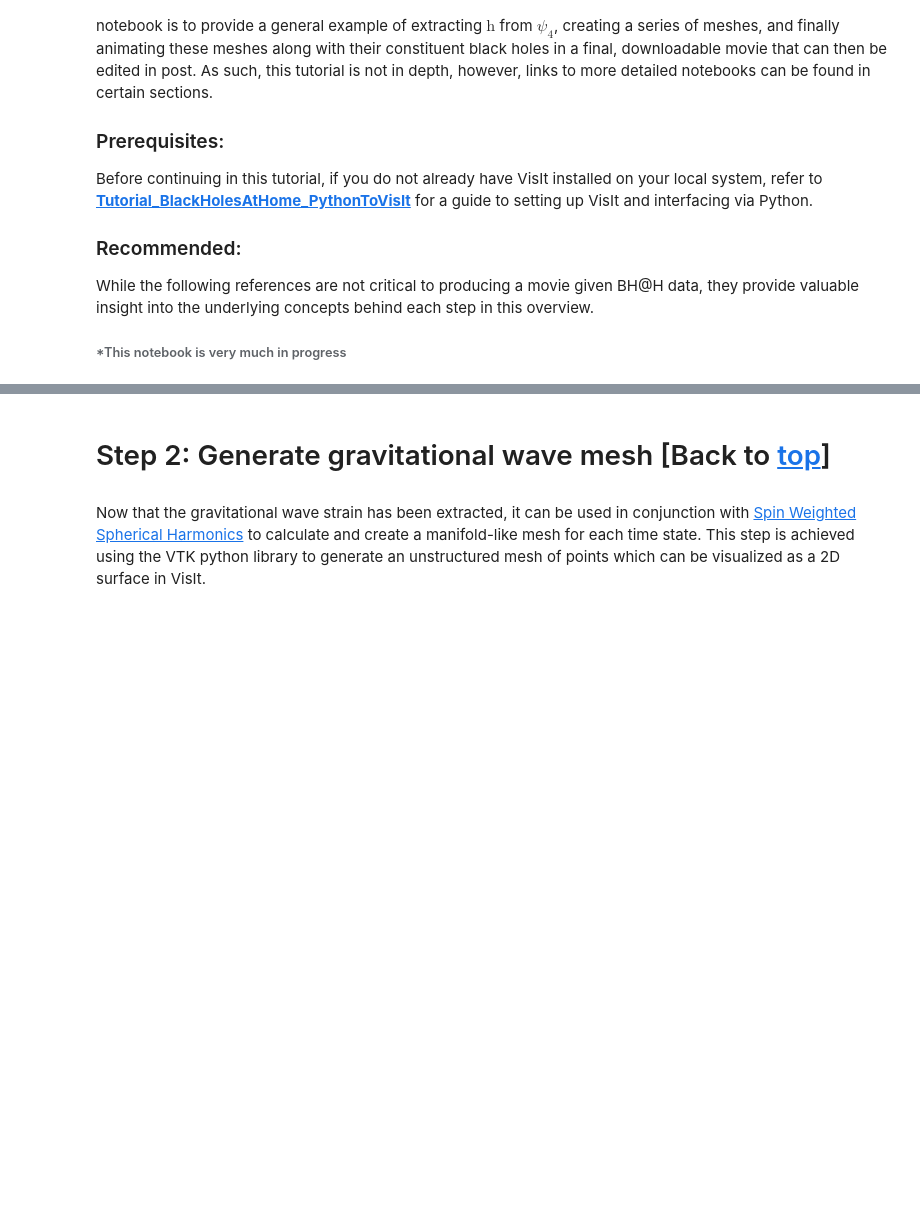
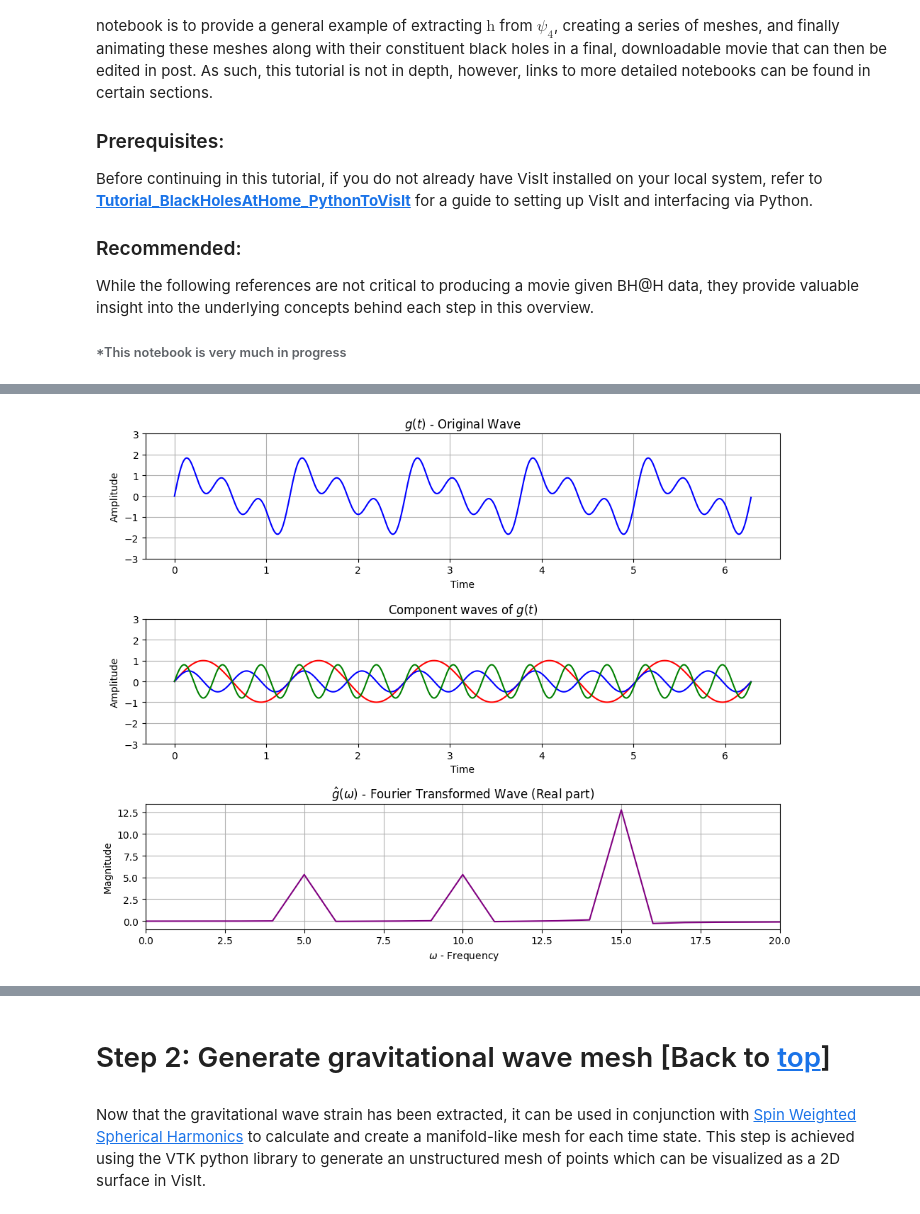
Before and after one commit to tyndalestutz/bh_vis, a Jupyter notebook: jupyter_notebooks/Tutorial-Start_to_Finish-Psi4_to_mp4.ipynb, the cells around one changed output, grey strips where cells are left out. Cells and saved outputs as stored; diff of their text form; code cells hidden in the pictures; blank space fills up the shorter version.

```diff
--- a/jupyter_notebooks/Tutorial-Start_to_Finish-Psi4_to_mp4.ipynb
+++ b/jupyter_notebooks/Tutorial-Start_to_Finish-Psi4_to_mp4.ipynb
@@ -61,0 +81,63 @@ $$\label{fft}$$
+# %%
+import numpy as np
+import matplotlib.pyplot as plt
+
+# Define parameters for the sine waves
+amplitude1 = 1.0
+frequency1 = 5.0
+amplitude2 = 0.5
+frequency2 = 10.0
+amplitude3 = 0.8
+frequency3 = 15.0
+
+# Generate x values from 0 to 2*pi with a step size of 0.01
+x = np.arange(0, 2*np.pi, 0.01)
+
+# Create three sine waves
+wave1 = amplitude1 * np.sin(frequency1 * x)
+wave2 = amplitude2 * np.sin(frequency2 * x)
+wave3 = amplitude3 * np.sin(frequency3 * x)
+
+# Combine the three waves to form the composite wave
+composite_wave = wave1 + wave2 + wave3
+
+# Compute the Fourier transform of the composite wave
+fourier_transform = np.fft.fft(composite_wave)
+
+# Plot the original wave
+plt.figure(figsize=(10, 8))
+plt.subplot(3, 1, 1)
+plt.plot(x, composite_wave, color='blue')
+plt.title(r'$g(t)$ - Original Wave')
+plt.xlabel('Time')
+plt.ylabel('Amplitude')
+plt.grid(True)
+plt.ylim(-3, 3)
+
+# Plot the 3 decomposed sine waves
+plt.subplot(3, 1, 2)
+plt.plot(x, wave1, color="red")
+plt.plot(x, wave2, color="blue")
+plt.plot(x, wave3, color="green")
+plt.title(r'Component waves of $g(t)$')
+plt.xlabel('Time')
+plt.ylabel('Amplitude')
+plt.grid(True)
+plt.ylim(-3, 3)
+
+# Plot the Fourier transformed wave
+plt.subplot(3, 1, 3)
+plt.plot(fourier_transform.real, color='purple')
+plt.title(r'$\^g(\omega)$ - Fourier Transformed Wave (Real part)')
+plt.xlabel(r' $\omega$ - Frequency')
+plt.ylabel('Magnitude')
+plt.grid(True)
+plt.xlim(0, 20)
+
+# Adjust layout
+plt.tight_layout()
+
+# Display the plot
+plt.show()
+# %% [output]
+[figure, added]
```
Also changed, not shown: parts of 8 cells of this notebook, 2 other files.
